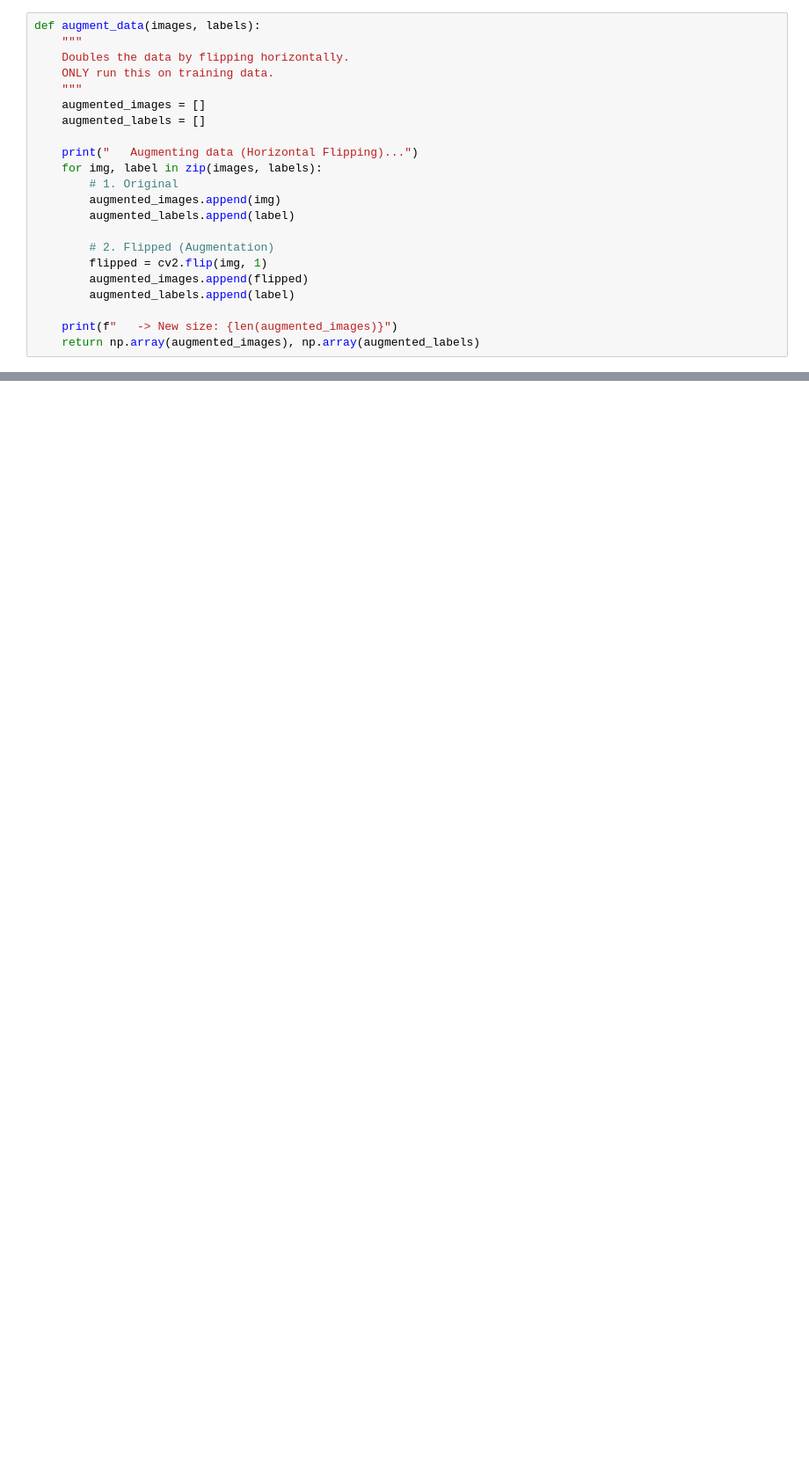
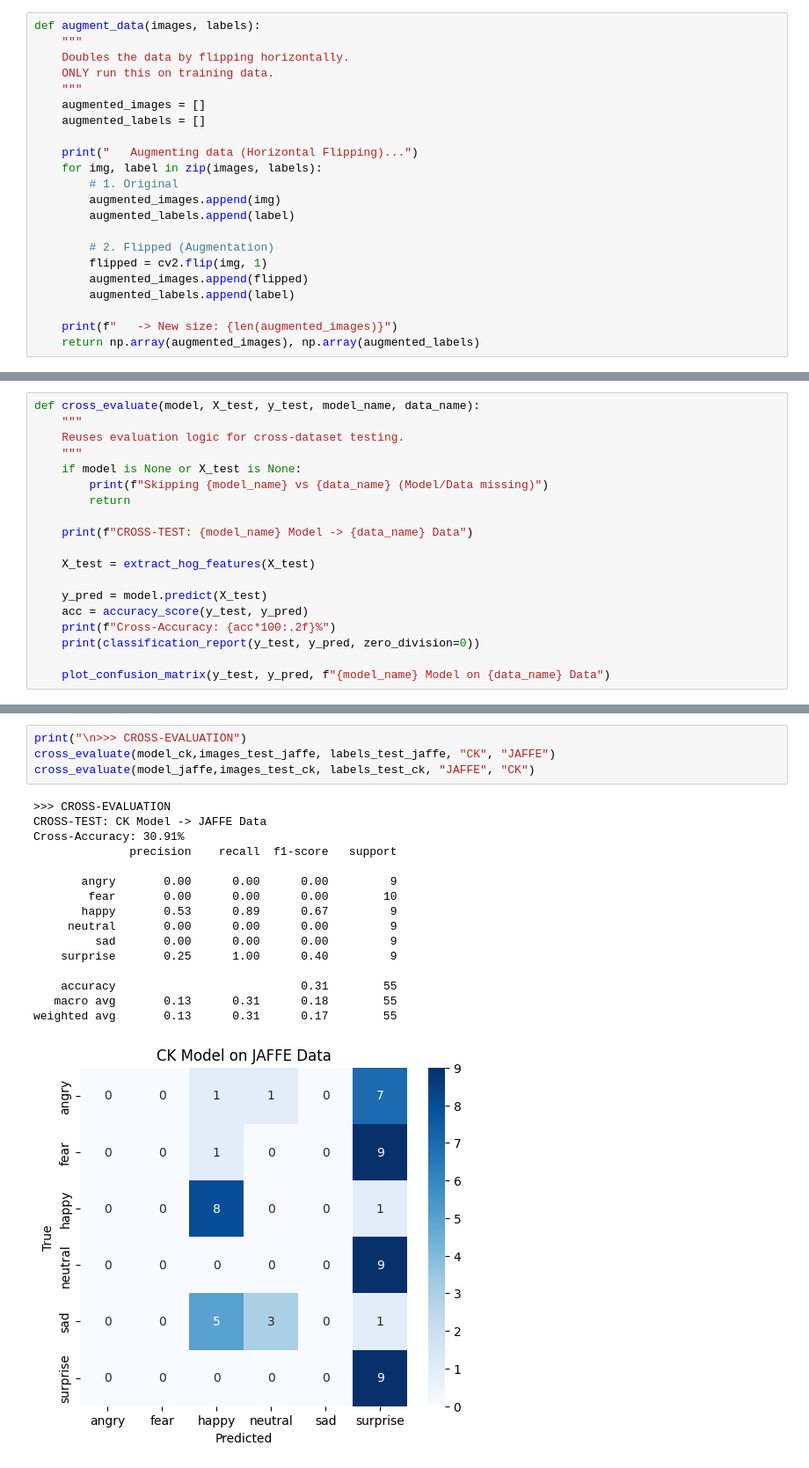
Before and after one commit to yahal2005/Facial-Emotion-Recognition, a Jupyter notebook: facial_emotion_recognition.ipynb, the cells around one changed output, grey strips where cells are left out. Shown at 88% size. Drawn from its saved outputs; the diff is of its cells as text; blank space fills up the shorter version.

Commit message:
Updated the code to improve reusability, improved cleaning stead and added cross evaluation

```diff
--- a/facial_emotion_recognition.ipynb
+++ b/facial_emotion_recognition.ipynb
@@ -395,0 +144,19 @@ Generating Visual Predictions...
+# %%
+def cross_evaluate(model, X_test, y_test, model_name, data_name):
+    """
+    Reuses evaluation logic for cross-dataset testing.
+    """
+    if model is None or X_test is None:
+        print(f"Skipping {model_name} vs {data_name} (Model/Data missing)")
+        return
+
+    print(f"CROSS-TEST: {model_name} Model -> {data_name} Data")
+
+    X_test = extract_hog_features(X_test)
+
+    y_pred = model.predict(X_test)
+    acc = accuracy_score(y_test, y_pred)
+    print(f"Cross-Accuracy: {acc*100:.2f}%")
+    print(classification_report(y_test, y_pred, zero_division=0))
+
+    plot_confusion_matrix(y_test, y_pred, f"{model_name} Model on {data_name} Data")
@@ -395,0 +473,21 @@ Generating Visual Predictions...
+# %%
+print("\n>>> CROSS-EVALUATION")
+cross_evaluate(model_ck,images_test_jaffe, labels_test_jaffe, "CK", "JAFFE")
+cross_evaluate(model_jaffe,images_test_ck, labels_test_ck, "JAFFE", "CK")
+# %% [output]
+>>> CROSS-EVALUATION
+CROSS-TEST: CK Model -> JAFFE Data
+Cross-Accuracy: 30.91%
+              precision    recall  f1-score   support
+
+       angry       0.00      0.00      0.00         9
+        fear       0.00      0.00      0.00        10
+       happy       0.53      0.89      0.67         9
+     neutral       0.00      0.00      0.00         9
+         sad       0.00      0.00      0.00         9
+    surprise       0.25      1.00      0.40         9
+
+    accuracy                           0.31        55
+   macro avg       0.13      0.31      0.18        55
+weighted avg       0.13      0.31      0.17        55
+[figure, added]
```
Also changed, not shown: parts of 17 cells of this notebook.
